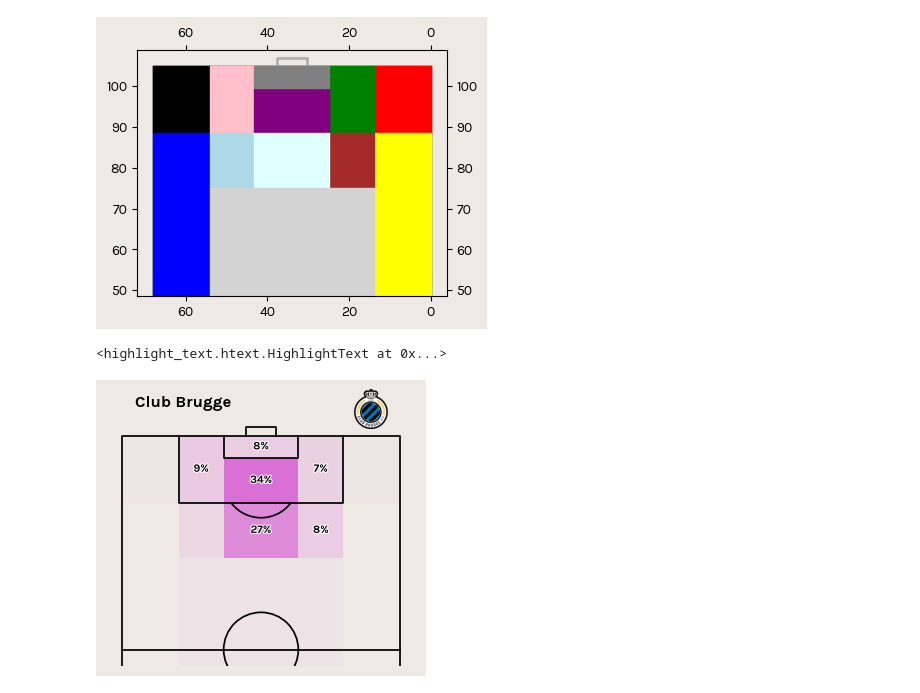
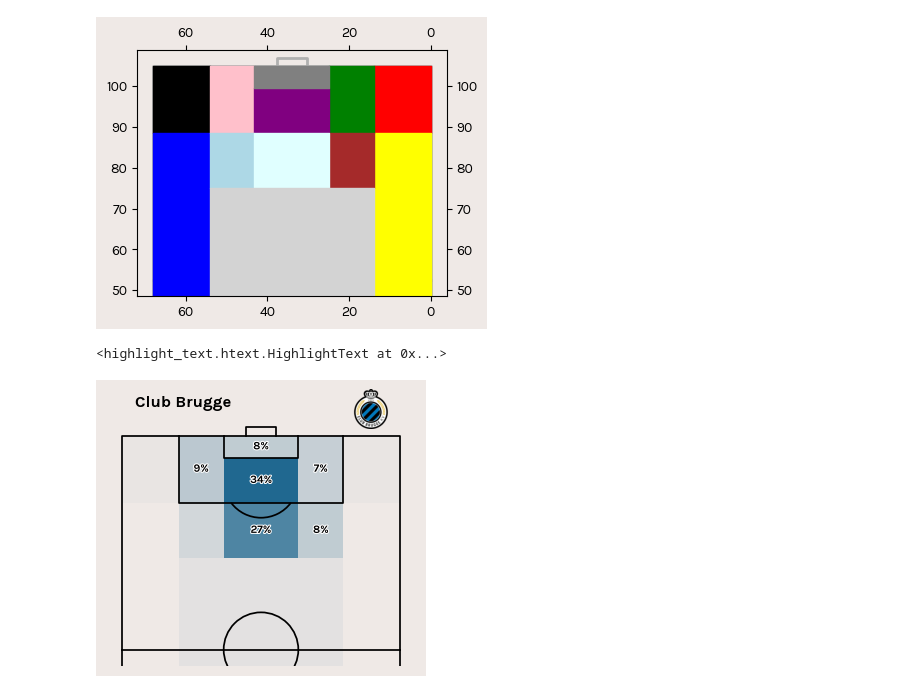
Before and after one commit to argonurcahyo/football-viz, a Jupyter notebook: soc.jupiler.shot.locations.ipynb, the cells around one changed output. Cells and saved outputs as stored; diff of their text form; code cells hidden in the pictures.

```diff
--- a/soc.jupiler.shot.locations.ipynb
+++ b/soc.jupiler.shot.locations.ipynb
@@ -188,6 +188,7 @@ plot_df = data[data['teamId'] == 8342]
 max_value = plot_df['pct_shots'].max()
 team_name = plot_df['teamName'].iloc[0]
 team_id = plot_df['teamId'].iloc[0]
+team_color = plot_df['teamColor'].iloc[0]
 
 for zone in plot_df['zone_area']:
     shot_pct = plot_df[plot_df['zone_area'] == zone]['pct_shots'].iloc[0]
@@ -198,7 +199,7 @@ for zone in plot_df['zone_area']:
     ax.fill_between(
         x=x_lim,
         y1=y1, y2=y2,
-        color='#DA70D6', alpha=(shot_pct/max_value),
+        color=team_color, alpha=(shot_pct/max_value),
         zorder=0, ec='None'
     )
     if shot_pct > .05:
@@ -214,34 +215,34 @@ for zone in plot_df['zone_area']:
         )
         text_.set_path_effects([path_effects.Stroke(
             linewidth=1.5, foreground='white'), path_effects.Normal()])
 
 DC_to_FC = ax.transData.transform
 FC_to_NFC = fig.transFigure.inverted().transform
 def DC_to_NFC(x): return FC_to_NFC(DC_to_FC(x))
 
 
 ax_coords = DC_to_NFC((12, 101))
 ax_size = .1
 image_ax = fig.add_axes(
     [ax_coords[0], ax_coords[1], ax_size, ax_size],
     fc='None'
 )
 fotmob_url = 'https://images.fotmob.com/image_resources/logo/teamlogo/'
 club_icon = Image.open(urllib.request.urlopen(
     f'{fotmob_url}{team_id:.0f}.png'))
 image_ax.imshow(club_icon)
 image_ax.axis('off')
 
 ax_text(
     x=65, y=115,
     s=team_name,
     ax=ax,
     weight='bold',
     size=12
 )
 # %% [output]
 <highlight_text.htext.HighlightText at 0x...>
-[figure, old version]
+[figure, new version]
 # %%
 def plot_shot_location(ax, fig, teamId, df=data):
     global zone_areas
```
Also changed, not shown: parts of 2 cells of this notebook, 4 other files.
